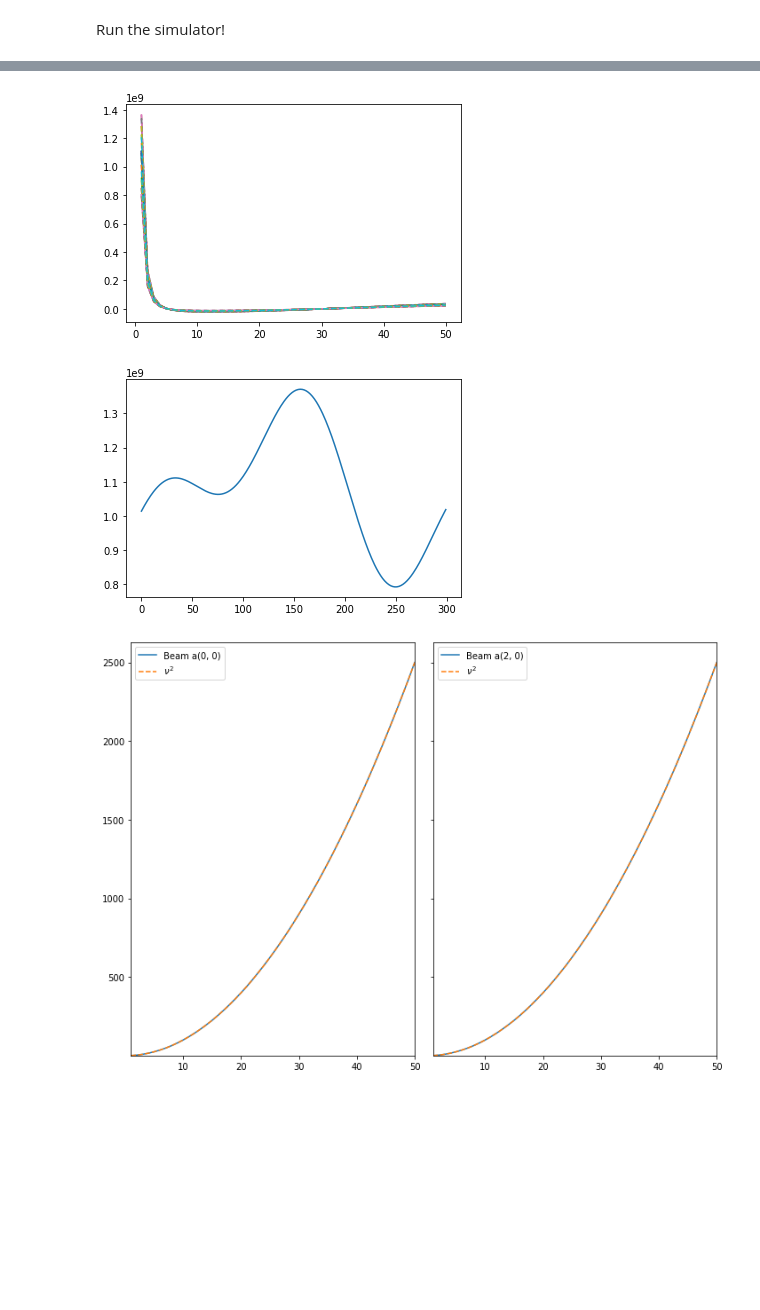
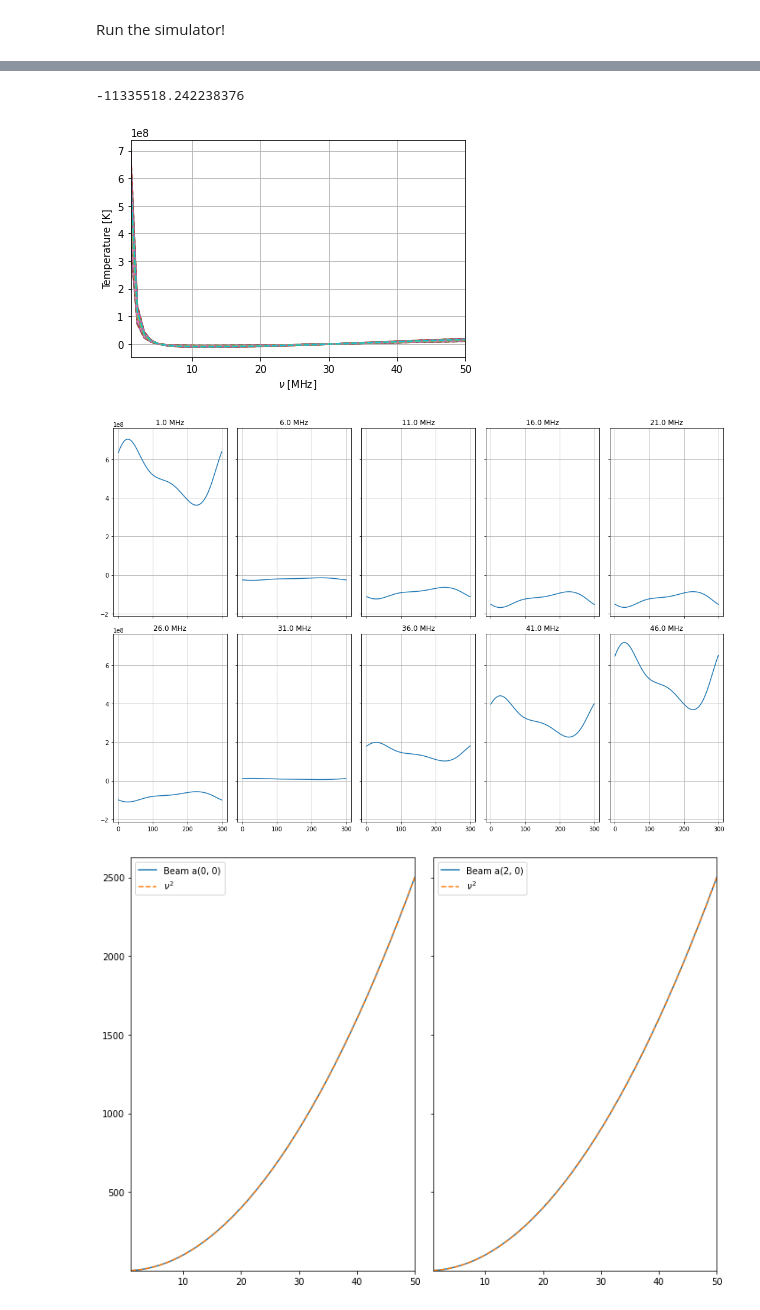
Before and after one commit to christianhbye/croissant, a Jupyter notebook: notebooks/example_sim.ipynb, the cells around one changed output, grey strips where cells are left out. Drawn from its saved outputs; the diff is of its cells as text; code cells hidden in the pictures; blank space fills up the shorter version.

```diff
--- a/notebooks/example_sim.ipynb
+++ b/notebooks/example_sim.ipynb
@@ -47,8 +48,17 @@ for i in [9, 29, 49]:
 # %% [markdown]
 We use the Global Sky Model (Zheng et al 2016) at 25 MHz as the sky model and extrpolate it by a power law to other frequencies. It has a built-in interface in the sky module of croissant.
 # %%
-sky = cro.sky.Sky.gsm(25, res="lo")
+sky = cro.sky.Sky.gsm(25)
 sky.power_law_map(beam.frequencies, spectral_index=-2.5)
+
+
+
+# nside = 64
+# npix = healpy.nside2npix(nside)
+# ref_map = np.ones(npix) * 180
+# ref_freq = 180
+# sky = cro.sky.Sky()
+# sky.power_law_map(beam.frequencies, ref_map=ref_map, ref_freq=ref_freq)
 # %%
 # the sky model is indeed a perfect power law
 plt.figure()
@@ -87,15 +97,30 @@ sim.plot(figsize=(15,10), power=1.)
+# %%
+print(sim.waterfall.min())
+# %% [output]
+-11335518.242238376
 # %%
 plt.figure()
 plt.plot(sim.frequencies, sim.waterfall[::10].T, ls="--")
+plt.xlim(sim.frequencies.min(), sim.frequencies.max())
+plt.xlabel("$\\nu$ [MHz]")
+plt.ylabel("Temperature [K]")
+plt.grid()
 plt.show()
 # %% [output]
-[figure, old version]
+[figure, new version]
 # %%
-plt.figure()
-plt.plot(sim.waterfall[:, 0])
+# Temp vs time
+fig, axs = plt.subplots(figsize=(15,10), nrows=2, ncols=5, sharex=True, sharey=True)
+for i, f in enumerate(sim.frequencies[::5]):
+    ax = axs.ravel()[i]
+    fidx = np.argwhere(sim.frequencies == f)[0, 0]
+    ax.plot(sim.waterfall[:, fidx] * f**1)
+    ax.set_title(f"{f} MHz")
+    ax.grid()
+plt.tight_layout()
 plt.show()
 # %% [output]
-[figure, old version]
+[figure, new version]
 # %%
 ells = [0, 2]
 emms = [0, 0]
```
Also changed, not shown: parts of 3 cells of this notebook.
